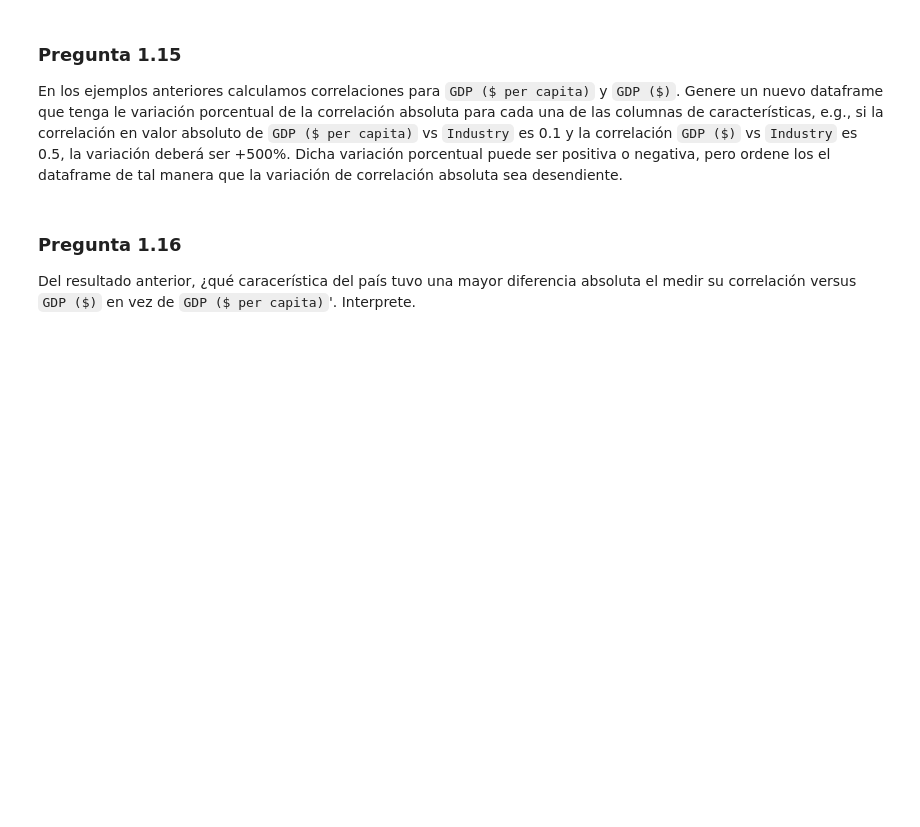
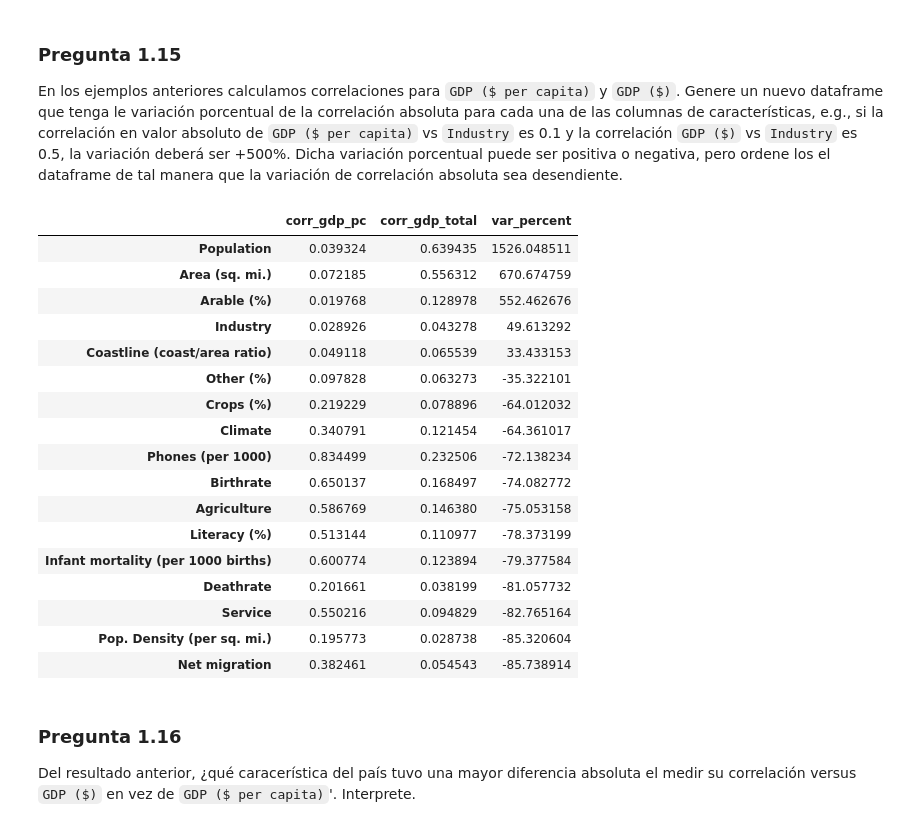
Before and after one commit to Nacho0611/Tarea1ML, a Jupyter notebook: Tarea_1.ipynb, the cells around one changed output. Cells and saved outputs as stored; diff of their text form; code cells hidden in the pictures; blank space fills up the shorter version.

```diff
--- a/Tarea_1.ipynb
+++ b/Tarea_1.ipynb
@@ -534,6 +570,44 @@ Detecte las observaciones outliers de las tres variables seleccionadas en la pre
 ### Pregunta 1.15
 
 En los ejemplos anteriores calculamos correlaciones para `GDP ($ per capita)` y `GDP ($)`. Genere un nuevo dataframe que tenga le variación porcentual de la correlación absoluta para cada una de las columnas de características, e.g., si la correlación en valor absoluto de `GDP ($ per capita)` vs `Industry` es 0.1 y la correlación `GDP ($)` vs `Industry` es 0.5, la variación deberá ser +500%. Dicha variación porcentual puede ser positiva o negativa, pero ordene los el dataframe de tal manera que la variación de correlación absoluta sea desendiente.
+# %%
+gdp_pc_col = [col for col in df.columns if 'gdp' in col.lower() and 'per' in col.lower()][0]
+gdp_total_col = 'GDP'
+
+cor_pc = df.corr(numeric_only=True)[gdp_pc_col].drop([gdp_pc_col, gdp_total_col]).abs()
+cor_total = df.corr(numeric_only=True)[gdp_total_col].drop([gdp_pc_col, gdp_total_col]).abs()
+
+cor_df = pd.DataFrame({
+    'corr_gdp_pc': cor_pc,
+    'corr_gdp_total': cor_total
+})
+
+cor_df['var_percent'] = ((cor_df['corr_gdp_total'] - cor_df['corr_gdp_pc']) / cor_df['corr_gdp_pc']) * 100
+cor_df_sorted = cor_df.sort_values(by='var_percent', ascending=False)
+
+import pandas as pd
+cor_df_sorted
+from IPython.display import display
+display(cor_df_sorted)
+# %% [output]
+|  | corr_gdp_pc | corr_gdp_total | var_percent |
+| Population | 0.039324 | 0.639435 | 1526.048511 |
+| Area (sq. mi.) | 0.072185 | 0.556312 | 670.674759 |
+| Arable (%) | 0.019768 | 0.128978 | 552.462676 |
+| Industry | 0.028926 | 0.043278 | 49.613292 |
+| Coastline (coast/area ratio) | 0.049118 | 0.065539 | 33.433153 |
+| Other (%) | 0.097828 | 0.063273 | -35.322101 |
+| Crops (%) | 0.219229 | 0.078896 | -64.012032 |
+| Climate | 0.340791 | 0.121454 | -64.361017 |
+| Phones (per 1000) | 0.834499 | 0.232506 | -72.138234 |
+| Birthrate | 0.650137 | 0.168497 | -74.082772 |
+| Agriculture | 0.586769 | 0.146380 | -75.053158 |
+| Literacy (%) | 0.513144 | 0.110977 | -78.373199 |
+| Infant mortality (per 1000 births) | 0.600774 | 0.123894 | -79.377584 |
+| Deathrate | 0.201661 | 0.038199 | -81.057732 |
+| Service | 0.550216 | 0.094829 | -82.765164 |
+| Pop. Density (per sq. mi.) | 0.195773 | 0.028738 | -85.320604 |
+| Net migration | 0.382461 | 0.054543 | -85.738914 |
 # %% [markdown]
 ### Pregunta 1.16
 
```
Also changed, not shown: parts of 1 cell of this notebook.
